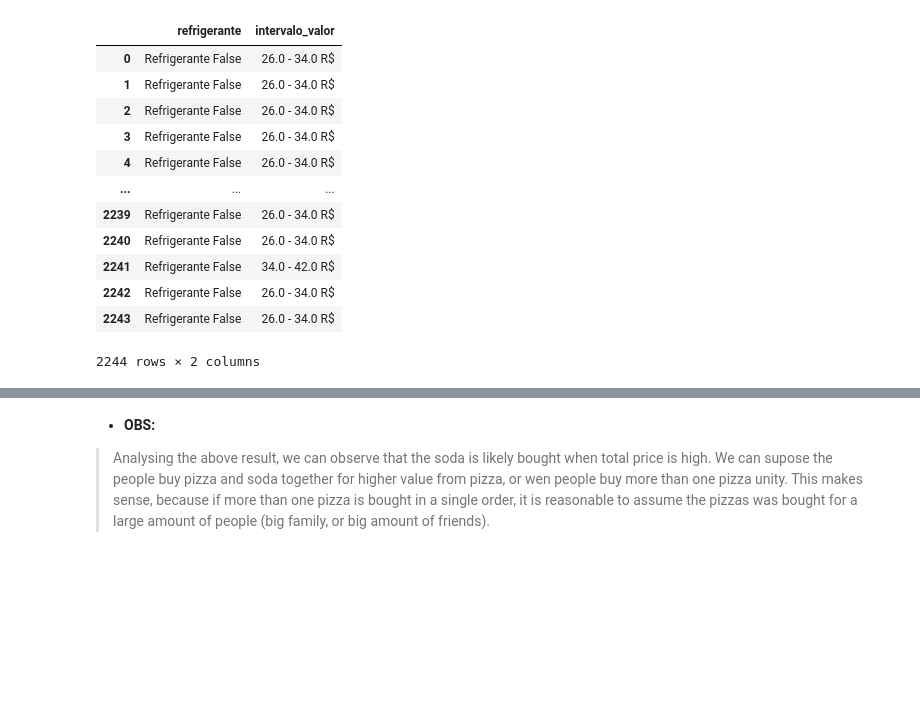
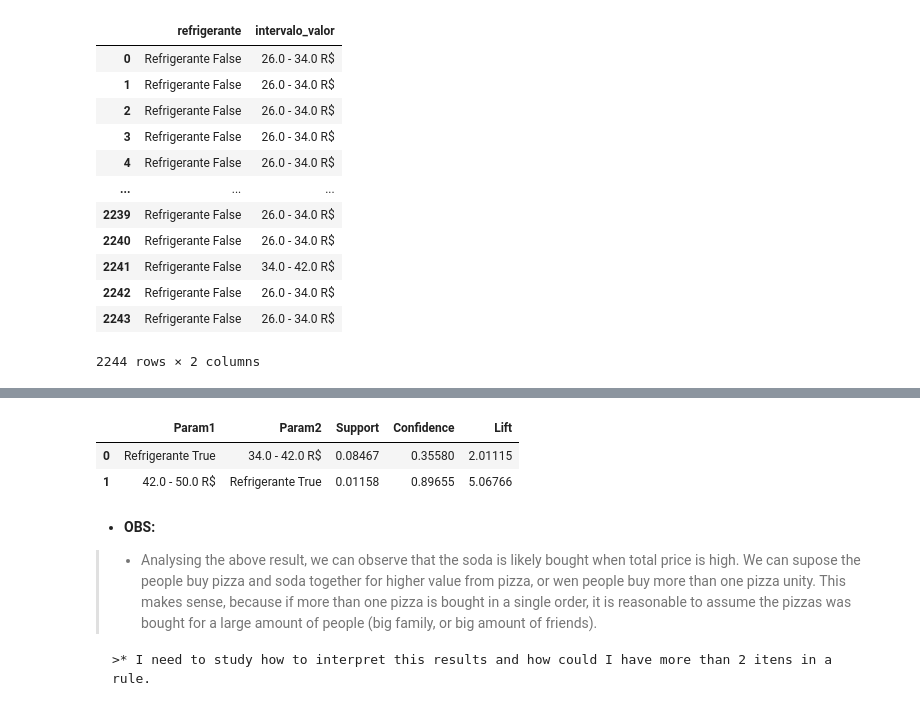
Before and after one commit to victor-s-santos/discovering-association-rules, a Jupyter notebook: 02-pizzeria/Applying_Rules.ipynb, the cells around one changed output, grey strips where cells are left out. Drawn from its saved outputs; the diff is of its cells as text; code cells hidden in the pictures; blank space fills up the shorter version.

```diff
--- a/02-pizzeria/Applying_Rules.ipynb
+++ b/02-pizzeria/Applying_Rules.ipynb
@@ -172,3 +229,11 @@ RelationRecord(items=frozenset({'Refrigerante True', '42.0 - 50.0 R$'}), support
+# %%
+showrules_df(soda_price)
+# %% [output]
+|  | Param1 | Param2 | Support | Confidence | Lift |
+| 0 | Refrigerante True | 34.0 - 42.0 R$ | 0.08467 | 0.35580 | 2.01115 |
+| 1 | 42.0 - 50.0 R$ | Refrigerante True | 0.01158 | 0.89655 | 5.06766 |
 # %% [markdown]
 * __OBS:__
->Analysing the above result, we can observe that the soda is likely bought when total price is high. We can supose the people buy pizza and soda together for higher value from pizza, or wen people buy more than one pizza unity. This makes sense, because if more than one pizza is bought in a single order, it is reasonable to assume the pizzas was bought for a large amount of people (big family, or big amount of friends).
+>* Analysing the above result, we can observe that the soda is likely bought when total price is high. We can supose the people buy pizza and soda together for higher value from pizza, or wen people buy more than one pizza unity. This makes sense, because if more than one pizza is bought in a single order, it is reasonable to assume the pizzas was bought for a large amount of people (big family, or big amount of friends).
+
+    >* I need to study how to interpret this results and how could I have more than 2 itens in a rule.
```
Also changed, not shown: parts of 6 cells of this notebook.
